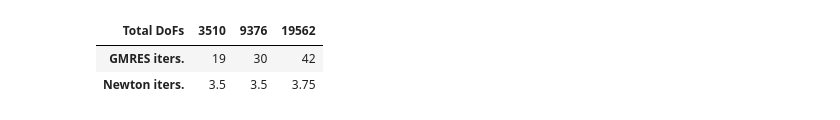
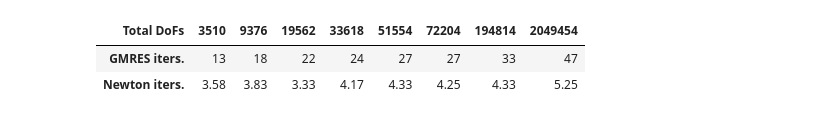
Before and after one commit to pmgbergen/FTHM-Solver, a Jupyter notebook: experiments/thermal/experiment2_results.ipynb, the cells around one changed output. Cells and saved outputs as stored; diff of their text form; code cells hidden in the pictures.

```diff
--- a/experiments/thermal/experiment2_results.ipynb
+++ b/experiments/thermal/experiment2_results.ipynb
@@ -60,44 +96,32 @@ plot_grid(
 # %%
 from collections import defaultdict
 import pandas as pd
 
 table = defaultdict(lambda: [])
 
 NDIGITS = 2
 
-grid_refinement = [1, 2, 3,  ]
+grid_refinement = [1, 2, 3, 4, 5, 6, 10 ,33]
 
 for g in grid_refinement:
     stats_name = f"stats_thermal_geo2x{g}_sol{sol}_bb{bb}_fr{fr}.json"
     entry = load_data(f"../../stats/{stats_name}")
     dofs_info = load_data(f"../../stats/dofs_info_{stats_name}")
-    total_dofs = (
-        dofs_info["block 0"]
-        + dofs_info["block 1"]
-        + dofs_info["block 2"]
-        + dofs_info["block 3"]
-        + dofs_info["block 4"]
-        + dofs_info["block 5"]
-        + dofs_info["block 6"]
-        + dofs_info["block 7"]
-        + dofs_info["block 8"]
-        + dofs_info["block 9"]
-        + dofs_info["block 10"]
-    )
+    total_dofs = dofs_info["total dofs"]
     table['tmp'] = '-'
     table["Total DoFs"].append(int(total_dofs))
     table["GMRES iters."].append(int(np.mean(get_gmres_iterations(entry))))
     table['Newton iters.'].append(round(np.mean(get_newton_iterations(entry)), NDIGITS))
 
     converged_reason = get_petsc_converged_reason(entry)
     # table['\# lim iters.'].append(sum(np.array(get_petsc_converged_reason(entry)) < 0))
 
 table = pd.DataFrame(table).T[1:]
 table.rename(columns=table.iloc[0], inplace=True)
 table = table[1:]
 table.columns.name = 'Total DoFs'
 table
 # %% [output]
-| Total DoFs | 3510 | 9376 | 19562 |
-| GMRES iters. | 19 | 30 | 42 |
-| Newton iters. | 3.5 | 3.5 | 3.75 |
+| Total DoFs | 3510 | 9376 | 19562 | 33618 | 51554 | 72204 | 194814 | 2049454 |
+| GMRES iters. | 13 | 18 | 22 | 24 | 27 | 27 | 33 | 47 |
+| Newton iters. | 3.58 | 3.83 | 3.33 | 4.17 | 4.33 | 4.25 | 4.33 | 5.25 |
```
Also changed, not shown: parts of 5 cells of this notebook, 16 other files.
